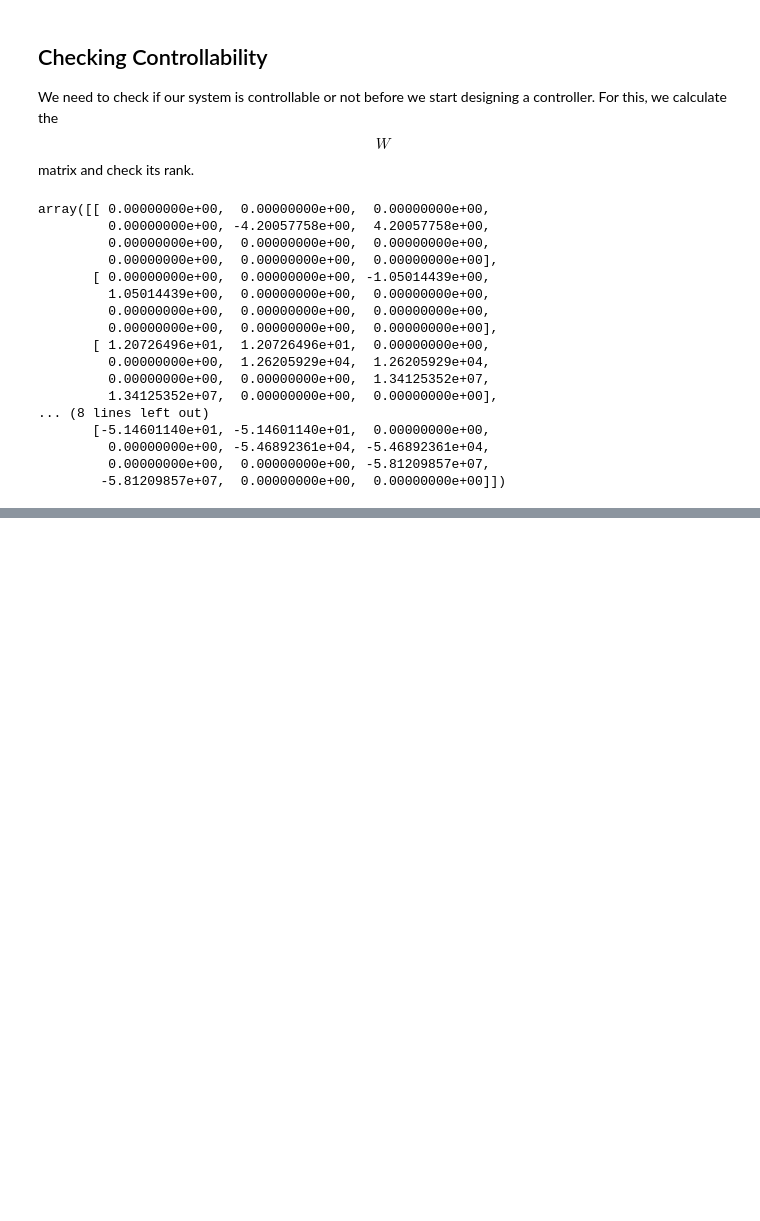
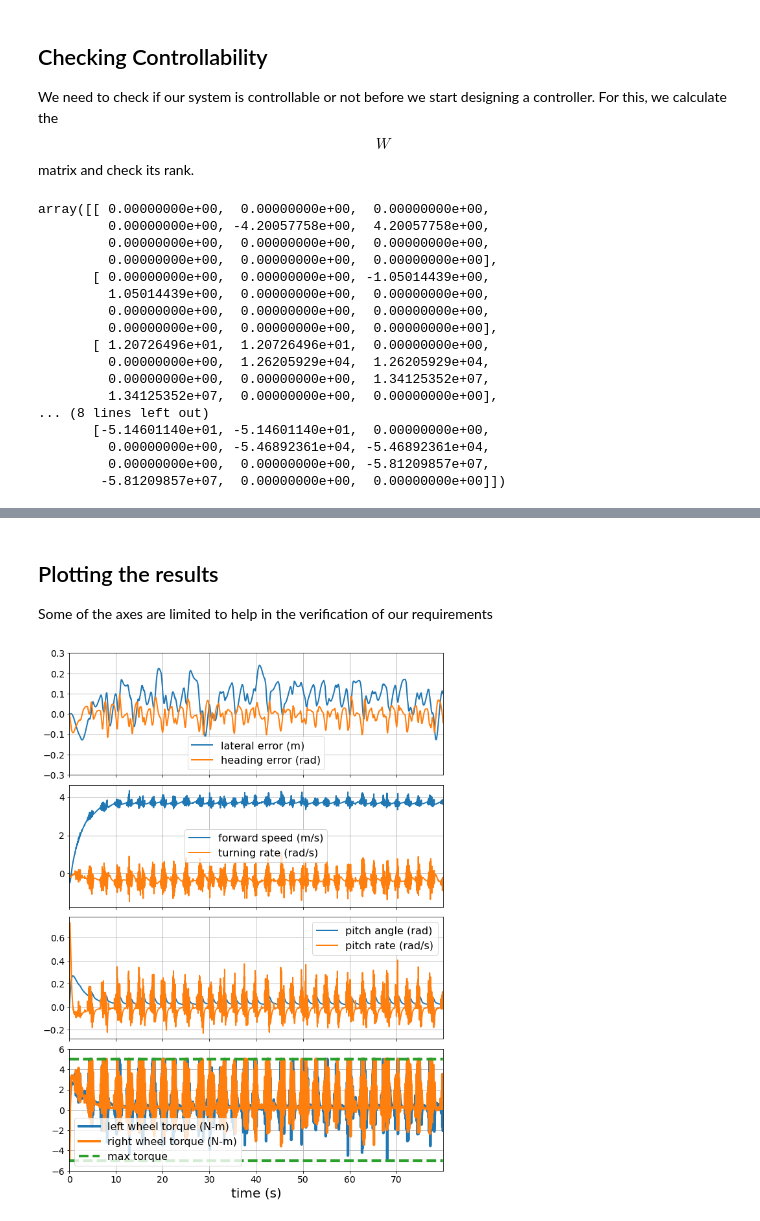
Before and after one commit to GigaVoltFlash/ae353-sp21, a Jupyter notebook: projects/02_segbot/Calculations.ipynb, the cells around one changed output, grey strips where cells are left out. Saved outputs shown, nothing was run; the diff lists cells and outputs as text; code cells hidden in the pictures; blank space fills up the shorter version.

```diff
--- a/projects/02_segbot/Calculations.ipynb
+++ b/projects/02_segbot/Calculations.ipynb
@@ -268,5 +276,5 @@ print(s.imag)
 # %%
-F = sym.simplify(sym.Matrix(A - B@K))
-x0 = np.array([[0],[0],[0],[0],[0],[0]])
-t = sym.Symbol('t')
-sym.exp(-F*t)
+# F = sym.simplify(sym.Matrix(F))
+# x0 = np.array([[0],[0],[0],[0],[0],[0]])
+# t = sym.Symbol('t')
+# sym.exp(-F*t)
@@ -274,0 +293,4 @@ NotImplementedError: Exponentiation is implemented only for matrices for which t
+# %%
+two_robots = True
+# %%
+robot = ae353_segbot.RobotSimulator(damping=0., dt=0.01, two_robots=two_robots, display=True)
@@ -274,0 +299,3 @@ NotImplementedError: Exponentiation is implemented only for matrices for which t
+# %%
+K1 = K
+K2 = K
@@ -274,0 +484,49 @@ NotImplementedError: Exponentiation is implemented only for matrices for which t
+# %% [markdown]
+## Plotting the results
+Some of the axes are limited to help in the verification of our requirements
+# %%
+# Create a figure with four subplots, all of which share the same x-axis
+fig, ax = plt.subplots(4, 1, figsize=(9, 12), sharex=True)
+
+# First subplot
+ax[0].plot(data['t'], data['lateral_error1'], label='lateral error (m)', linewidth=2)
+ax[0].plot(data['t'], data['heading_error1'], label='heading error (rad)', linewidth=2)
+ax[0].grid()
+ax[0].legend(fontsize=16)
+ax[0].tick_params(labelsize=14)
+ax[0].set_ylim(-0.3,0.3)
+
+
+# Second subplot
+ax[1].plot(data['t'], data['forward_speed1'], label='forward speed (m/s)', linewidth=2)
+ax[1].plot(data['t'], data['turning_rate1'], label='turning rate (rad/s)', linewidth=2)
+ax[1].grid()
+ax[1].legend(fontsize=16)
+ax[1].tick_params(labelsize=14)
+
+# Third subplot
+ax[2].plot(data['t'], data['pitch_angle1'], label='pitch angle (rad)', linewidth=2)
+ax[2].plot(data['t'], data['pitch_rate1'], label='pitch rate (rad/s)', linewidth=2)
+ax[2].grid()
+ax[2].legend(fontsize=16)
+ax[2].tick_params(labelsize=14)
+
+# Fourth subplot
+ax[3].plot(data['t'], data['tau_left1'], label='left wheel torque (N-m)', linewidth=4)
+ax[3].plot(data['t'], data['tau_right1'], label='right wheel torque (N-m)', linewidth=4)
+ax[3].plot(data['t'], np.ones_like(data['t']) * robot.tau_max, '--', label='max torque', linewidth=4, color='C2')
+ax[3].plot(data['t'], -np.ones_like(data['t']) * robot.tau_max, '--', linewidth=4, color='C2')
+ax[3].grid()
+ax[3].legend(fontsize=16)
+ax[3].tick_params(labelsize=14)
+ax[3].set_ylim(-1.2 * robot.tau_max, 1.2 * robot.tau_max)
+
+# Set x-axis properties (only need to do this on the fourth
+# subplot since all four subplots share the same x-axis)
+ax[3].set_xlabel('time (s)', fontsize=20)
+ax[3].set_xlim([data['t'][0], data['t'][-1]])
+
+# Make the arrangement of subplots look nice
+fig.tight_layout()
+# %% [output]
+[figure, added]
```
Also changed, not shown: parts of 21 cells of this notebook, 6 other files.
